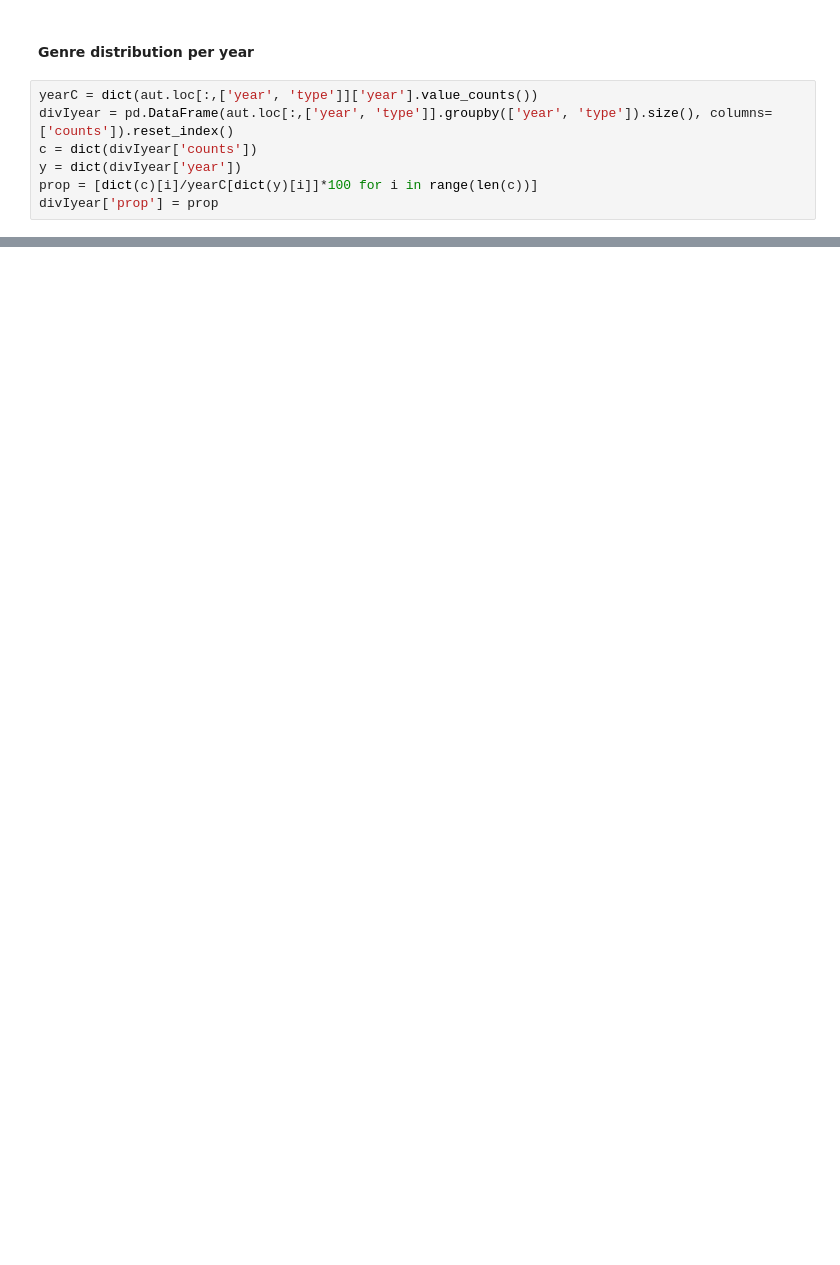
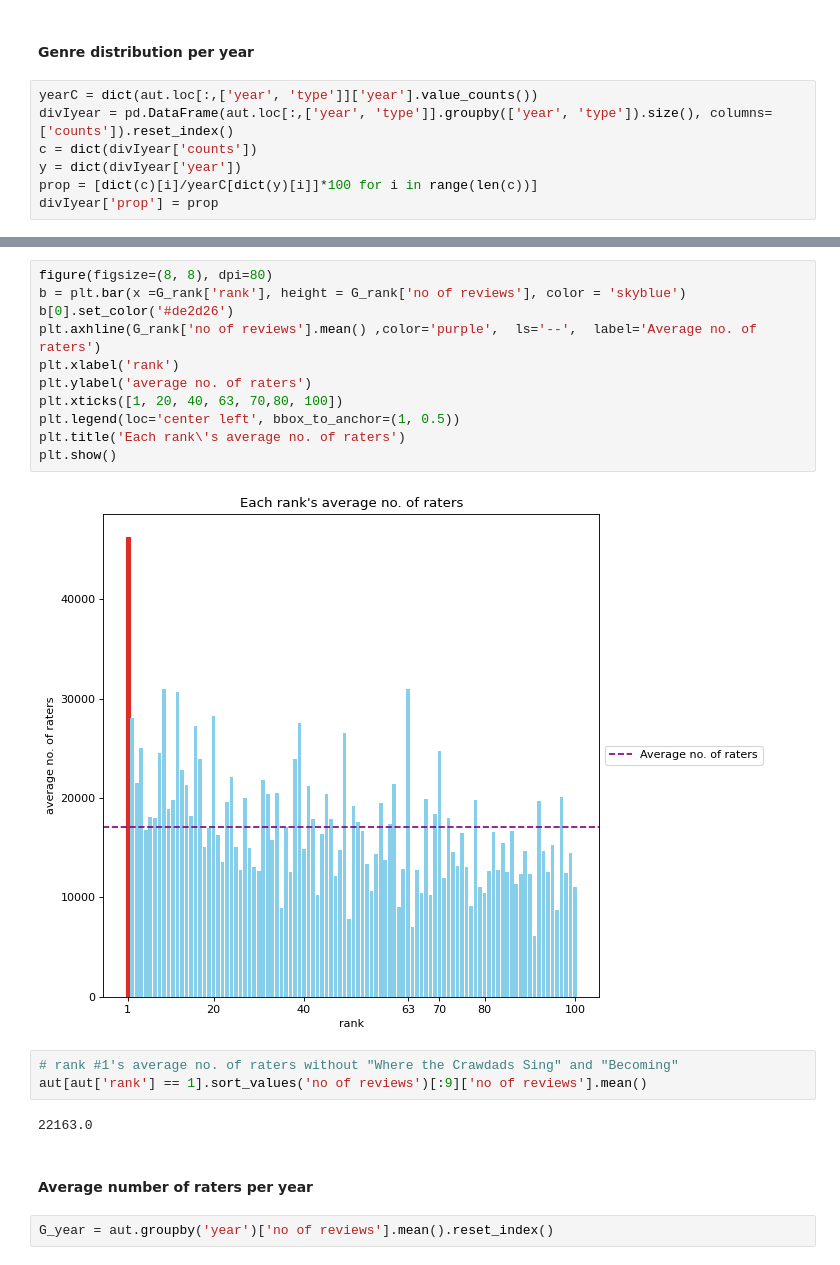
Before and after one commit to adedam0/Hamoye, a Jupyter notebook: What books interest the masses.ipynb, the cells around one changed output, grey strips where cells are left out. Cells and saved outputs as stored; diff of their text form; blank space fills up the shorter version.

```diff
--- a/What books interest the masses.ipynb
+++ b/What books interest the masses.ipynb
@@ -403,0 +411,22 @@ plt.show()
+# %%
+figure(figsize=(8, 8), dpi=80)
+b = plt.bar(x =G_rank['rank'], height = G_rank['no of reviews'], color = 'skyblue')
+b[0].set_color('#de2d26')
+plt.axhline(G_rank['no of reviews'].mean() ,color='purple',  ls='--',  label='Average no. of raters')
+plt.xlabel('rank')
+plt.ylabel('average no. of raters')
+plt.xticks([1, 20, 40, 63, 70,80, 100])
+plt.legend(loc='center left', bbox_to_anchor=(1, 0.5))
+plt.title('Each rank\'s average no. of raters')
+plt.show()
+# %% [output]
+[figure, added]
+# %%
+# rank #1's average no. of raters without "Where the Crawdads Sing" and "Becoming"
+aut[aut['rank'] == 1].sort_values('no of reviews')[:9]['no of reviews'].mean()
+# %% [output]
+22163.0
+# %% [markdown]
+#### Average number of raters per year
+# %%
+G_year = aut.groupby('year')['no of reviews'].mean().reset_index()
```
Also changed, not shown: parts of 6 cells of this notebook.
